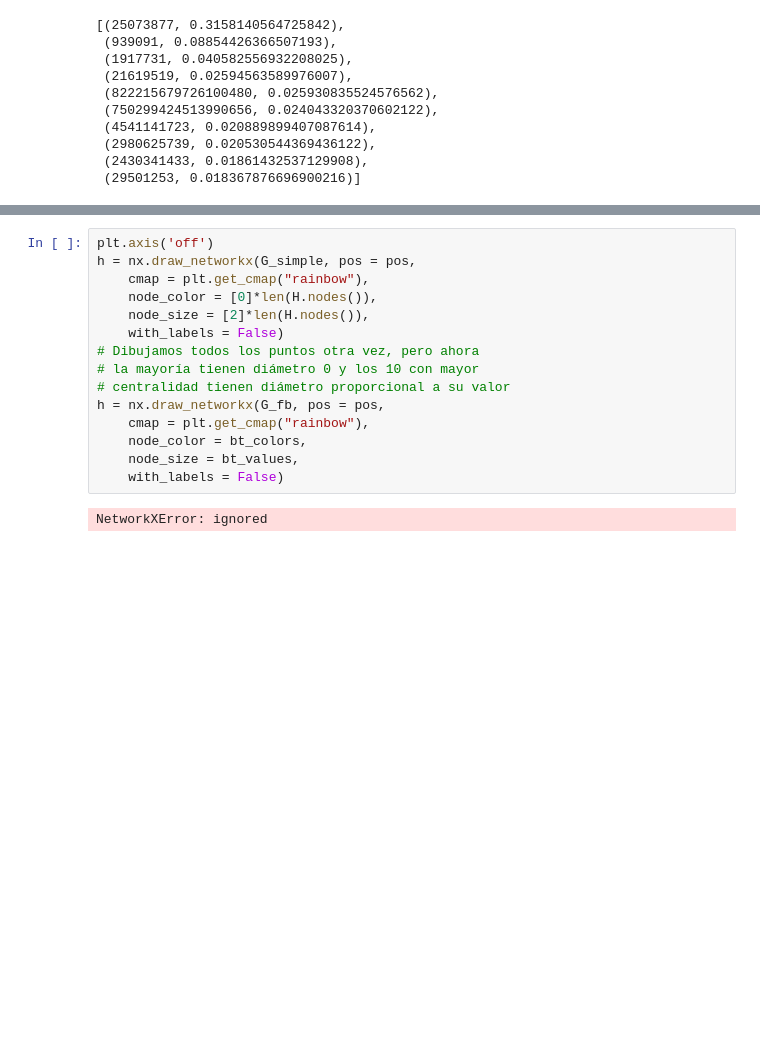
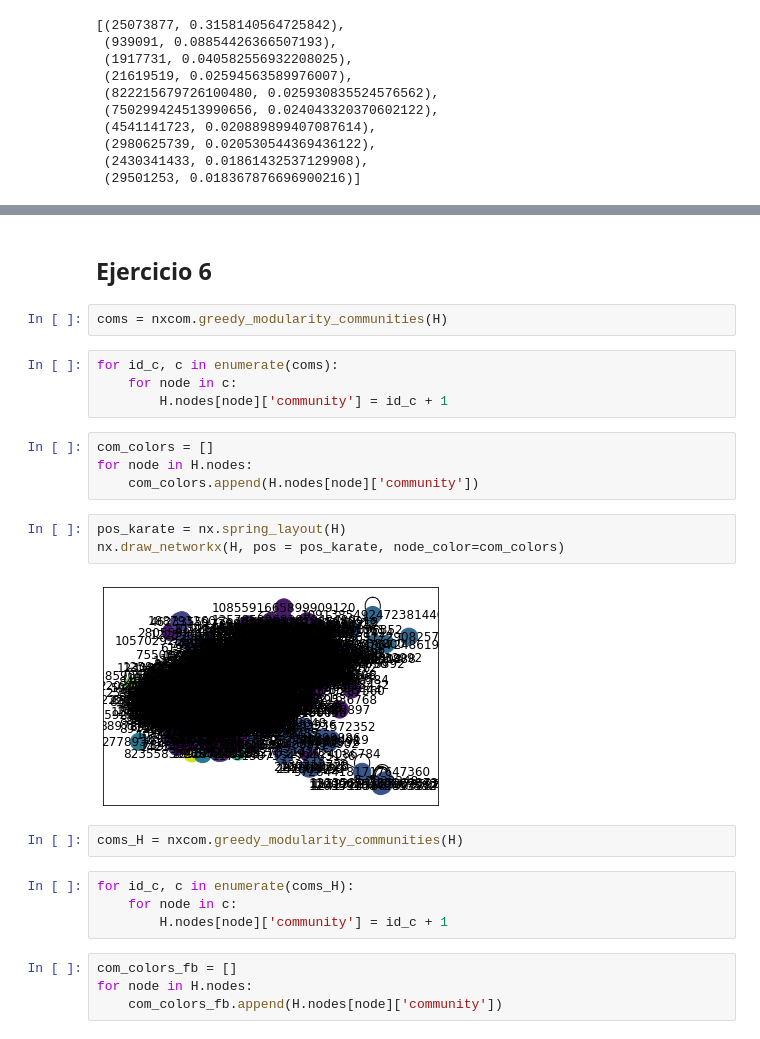
Before and after one commit to jupuerta/ProyectoAnalisisDeRedesSociales, a Jupyter notebook: Proyecto_Análisis_De_Redes_Sociales.ipynb, the cells around one changed output, grey strips where cells are left out. Saved outputs shown, nothing was run; the diff lists cells and outputs as text; blank space fills up the shorter version.

```diff
--- a/Proyecto_Análisis_De_Redes_Sociales.ipynb
+++ b/Proyecto_Análisis_De_Redes_Sociales.ipynb
@@ -153,18 +141,27 @@ IndexError: ignored
-# %%
-plt.axis('off')
-h = nx.draw_networkx(G_simple, pos = pos,
-    cmap = plt.get_cmap("rainbow"),
-    node_color = [0]*len(H.nodes()),
-    node_size = [2]*len(H.nodes()),
-    with_labels = False)
-# Dibujamos todos los puntos otra vez, pero ahora
-# la mayoría tienen diámetro 0 y los 10 con mayor
-# centralidad tienen diámetro proporcional a su valor
-h = nx.draw_networkx(G_fb, pos = pos,
-    cmap = plt.get_cmap("rainbow"),
-    node_color = bt_colors,
-    node_size = bt_values,
-    with_labels = False)
-# %% [output]
-NetworkXError: ignored
-[figure, removed]
+# %% [markdown]
+## Ejercicio 6
+# %%
+coms = nxcom.greedy_modularity_communities(H)
+# %%
+for id_c, c in enumerate(coms):
+    for node in c:
+        H.nodes[node]['community'] = id_c + 1
+# %%
+com_colors = []
+for node in H.nodes:
+    com_colors.append(H.nodes[node]['community'])
+# %%
+pos_karate = nx.spring_layout(H)
+nx.draw_networkx(H, pos = pos_karate, node_color=com_colors)
+# %% [output]
+[figure, added]
+# %%
+coms_H = nxcom.greedy_modularity_communities(H)
+# %%
+for id_c, c in enumerate(coms_H):
+    for node in c:
+        H.nodes[node]['community'] = id_c + 1
+# %%
+com_colors_fb = []
+for node in H.nodes:
+    com_colors_fb.append(H.nodes[node]['community'])
```
Also changed, not shown: parts of 6 cells of this notebook.
